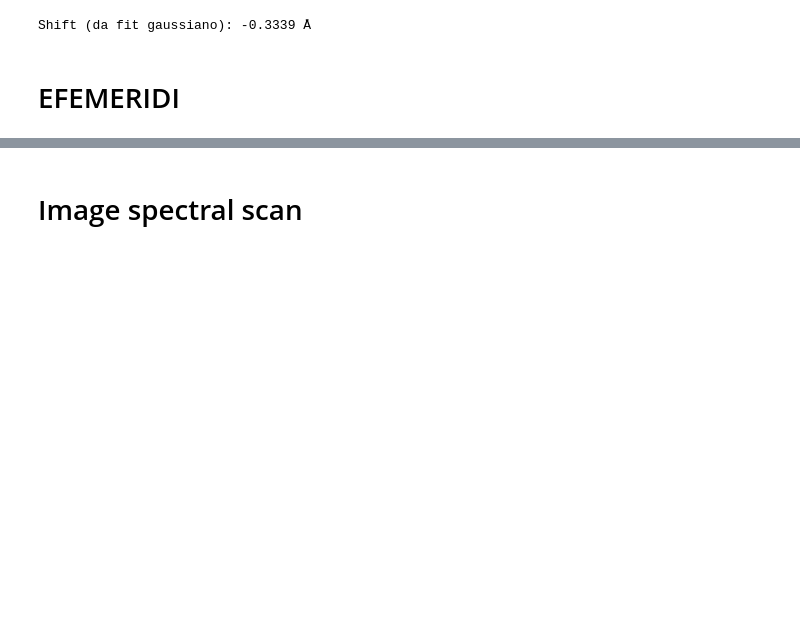
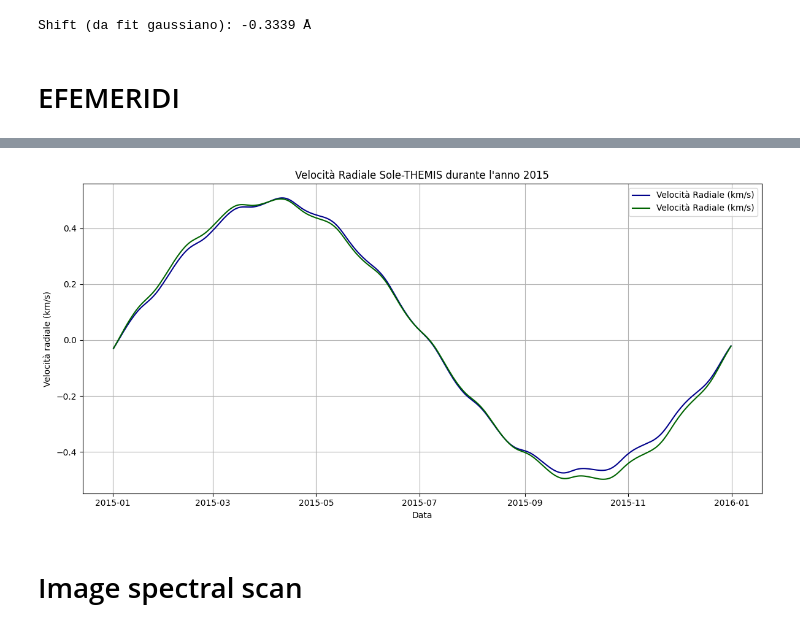
Before and after one commit to FabianaFerrente/ibis_pipeline, a Jupyter notebook: dayshift.ipynb, the cells around one changed output, grey strips where cells are left out. Saved outputs shown, nothing was run; the diff lists cells and outputs as text; code cells hidden in the pictures; blank space fills up the shorter version.

```diff
--- a/dayshift.ipynb
+++ b/dayshift.ipynb
@@ -785,3 +776,84 @@ Requirement already satisfied: sgp4>=2.13 in /usr/local/lib/python3.11/dist-pack
 Processing first file: /content/drive/MyDrive/IBIS_SWG/input/ImageSpectralScan/s000.ImagingSpectralScan_8542.fits
 DATE-BEG = 2015-05-18T13:09:32.978
 [figure]
+# %%
+!pip install skyfield
+from skyfield.api import Topos, load
+import numpy as np
+import matplotlib.pyplot as plt
+import glob
+from astropy.io import fits
+from datetime import datetime, timedelta
+
+# Carica i dati per il sistema solare
+planets = load('de421.bsp')
+earth = planets['earth']
+sun = planets['sun']
+themis = earth + Topos('28.3022617 N', '16.5086667 W', elevation_m=2390)
+
+# Cerca i FITS file
+fits_files = glob.glob("/content/drive/MyDrive/IBIS_SWG/input/ImageSpectralScan/*8542.fits")
+
+# Shift osservato
+shift_obs_angstrom = shift_angstrom  # Assicurati che questa variabile sia definita
+lambda_0 = 8542  # Ångström
+shift_obs_velocity = (shift_obs_angstrom / lambda_0) * 300000
+print(f"Velocità osservata: {shift_obs_velocity:.2f} km/s")
+
+if not fits_files:
+    print("No FITS files found.")
+else:
+    first_file = fits_files[0]
+    print(f"Processing first file: {first_file}")
+
+    with fits.open(first_file) as hdul:
+        header = hdul[0].header
+        date_beg = header.get('DATE-BEG', None)
+
+        if date_beg is None:
+            print("DATE-BEG not found.")
+        else:
+            dt = datetime.strptime(date_beg, "%Y-%m-%dT%H:%M:%S.%f")
+            obs_hour_decimal = dt.hour + dt.minute / 60 + dt.second / 3600
+
+            timescale = load.timescale()
+            velocities = []
+            velocities2 = []
+            days = []
+
+            for day_offset in range(365):
+                current_day = dt.replace(month=1, day=1) + timedelta(days=day_offset)
+                t = timescale.utc(current_day.year, current_day.month, current_day.day, obs_hour_decimal)
+
+                sun_pos = sun.at(t)
+                obs_pos = themis.at(t)
+                obs_pos2=earth.at(t)
+
+                vel_diff = sun_pos.velocity.km_per_s - obs_pos.velocity.km_per_s
+                vel_diff2= sun_pos.velocity.km_per_s - obs_pos2.velocity.km_per_s
+                pos_diff = sun_pos.position.au - obs_pos.position.au
+                pos_diff2 = sun_pos.position.au - obs_pos2.position.au
+
+                radial_velocity = np.dot(vel_diff, pos_diff) / np.linalg.norm(pos_diff)
+                radial_velocity2 = np.dot(vel_diff2, pos_diff2) / np.linalg.norm(pos_diff2)
+                velocities2.append(radial_velocity2)
+                velocities.append(radial_velocity)
+                days.append(current_day)
+
+            velocities = np.array(velocities)
+            velocities2 = np.array(velocities2)
+            days = np.array(days)
+
+            fig, ax = plt.subplots(figsize=(12, 6))
+            ax.plot(days, velocities, label='Velocità Radiale (km/s)', color='darkblue')
+            ax.plot(days, velocities2, label='Velocità Radiale (km/s)', color='darkgreen')
+            # ax.axhline(shift_obs_velocity, color='black', linestyle='--', label='Vel. osservata')
+
+            ax.set_xlabel('Data')
+            ax.set_ylabel('Velocità radiale (km/s)')
+            ax.set_title(f'Velocità Radiale Sole-THEMIS durante l\'anno {dt.year}')
+            ax.grid(True)
+            ax.legend()
+            plt.tight_layout()
+            plt.show()
+# %% [output]
@@ -788,3 +867,4 @@ DATE-BEG = 2015-05-18T13:09:32.978
+[figure, added]
 # %% [markdown]
 # Image spectral scan
 # %%
```
Also changed, not shown: parts of 3 cells of this notebook.
